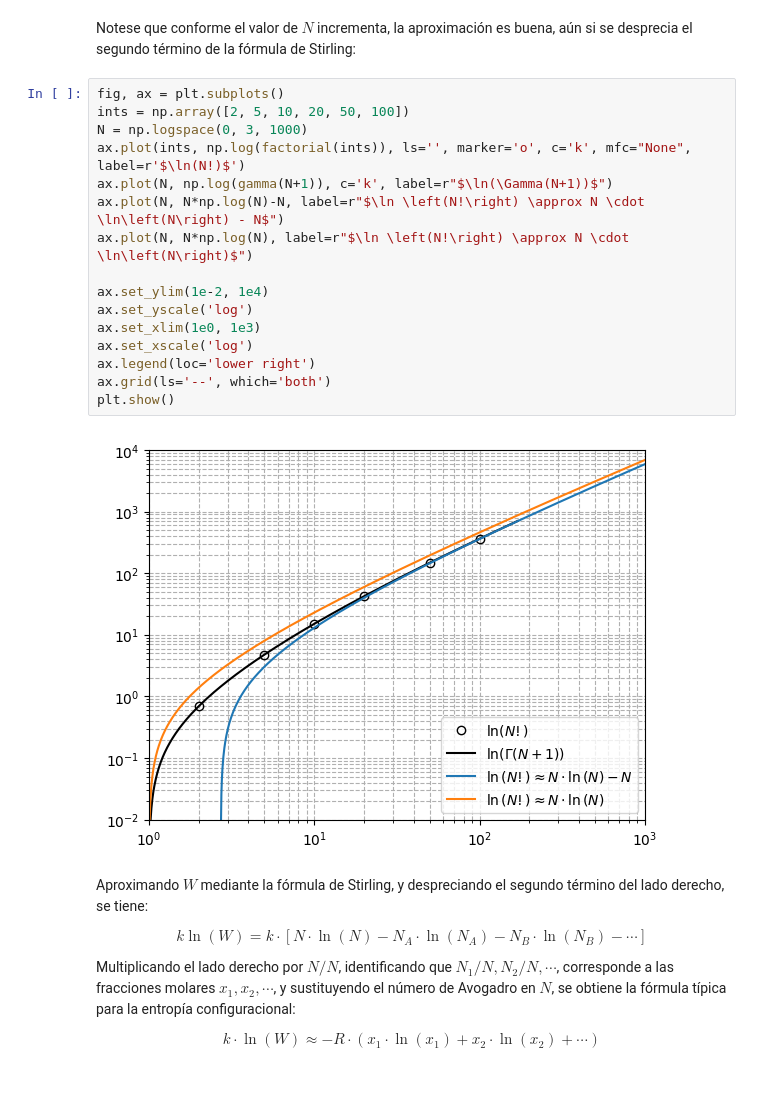
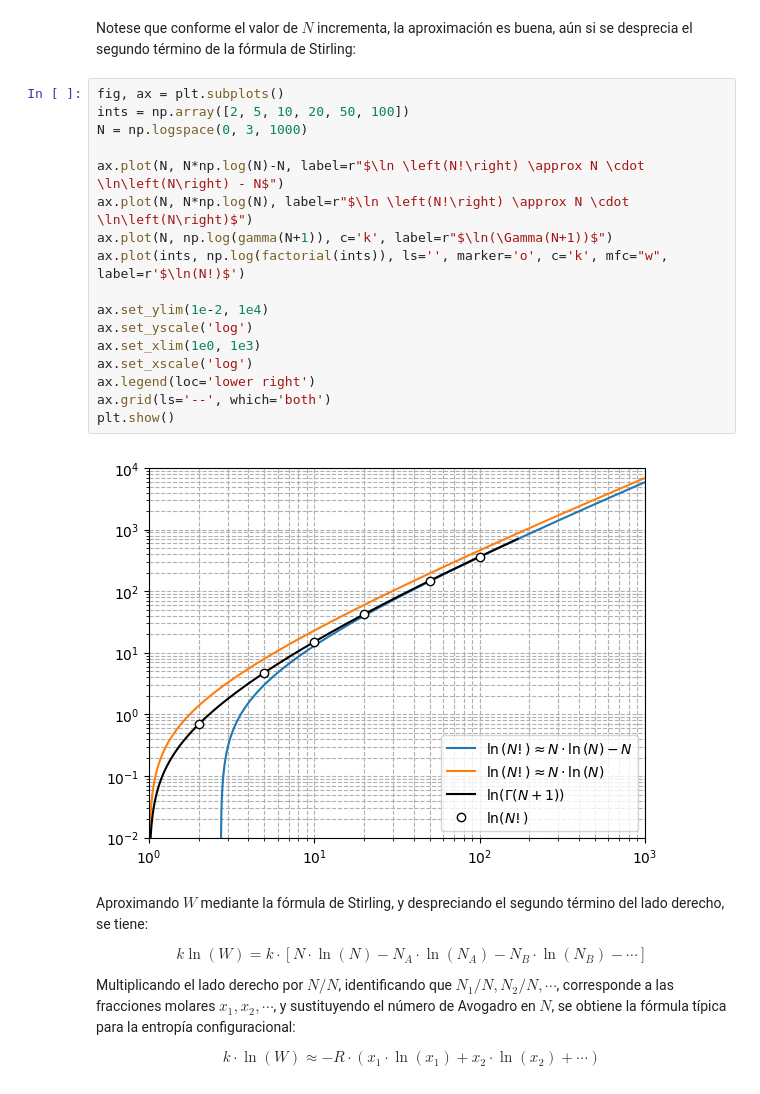
Before and after one commit to eicastroc/Calphad101, a Jupyter notebook: 01_teoria.ipynb, the cells around one changed output. Drawn from its saved outputs; the diff is of its cells as text.

```diff
--- a/01_teoria.ipynb
+++ b/01_teoria.ipynb
@@ -76,21 +92,22 @@ Notese que conforme el valor de $N$ incrementa, la aproximación es buena, aún
 # %%
 fig, ax = plt.subplots()
 ints = np.array([2, 5, 10, 20, 50, 100])
 N = np.logspace(0, 3, 1000)
-ax.plot(ints, np.log(factorial(ints)), ls='', marker='o', c='k', mfc="None", label=r'$\ln(N!)$')
-ax.plot(N, np.log(gamma(N+1)), c='k', label=r"$\ln(\Gamma(N+1))$")
+
 ax.plot(N, N*np.log(N)-N, label=r"$\ln \left(N!\right) \approx N \cdot \ln\left(N\right) - N$")
 ax.plot(N, N*np.log(N), label=r"$\ln \left(N!\right) \approx N \cdot \ln\left(N\right)$")
+ax.plot(N, np.log(gamma(N+1)), c='k', label=r"$\ln(\Gamma(N+1))$")
+ax.plot(ints, np.log(factorial(ints)), ls='', marker='o', c='k', mfc="w", label=r'$\ln(N!)$')
 
 ax.set_ylim(1e-2, 1e4)
 ax.set_yscale('log')
 ax.set_xlim(1e0, 1e3)
 ax.set_xscale('log')
 ax.legend(loc='lower right')
 ax.grid(ls='--', which='both')
 plt.show()
 # %% [output]
-[figure, old version]
+[figure, new version]
 # %% [markdown]
 Aproximando $W$ mediante la fórmula de Stirling, y despreciando el segundo término del lado derecho, se tiene:
 
```
Also changed, not shown: parts of 8 cells of this notebook.
